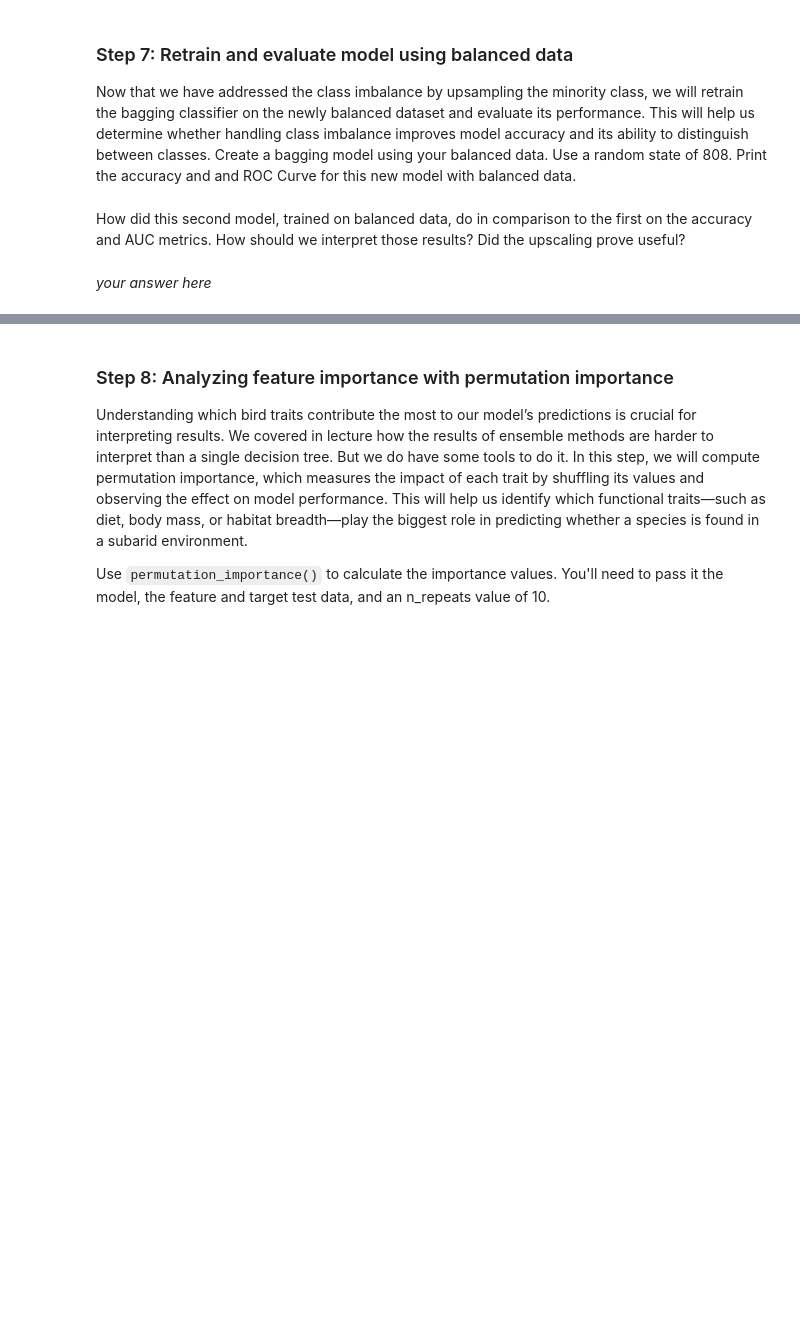
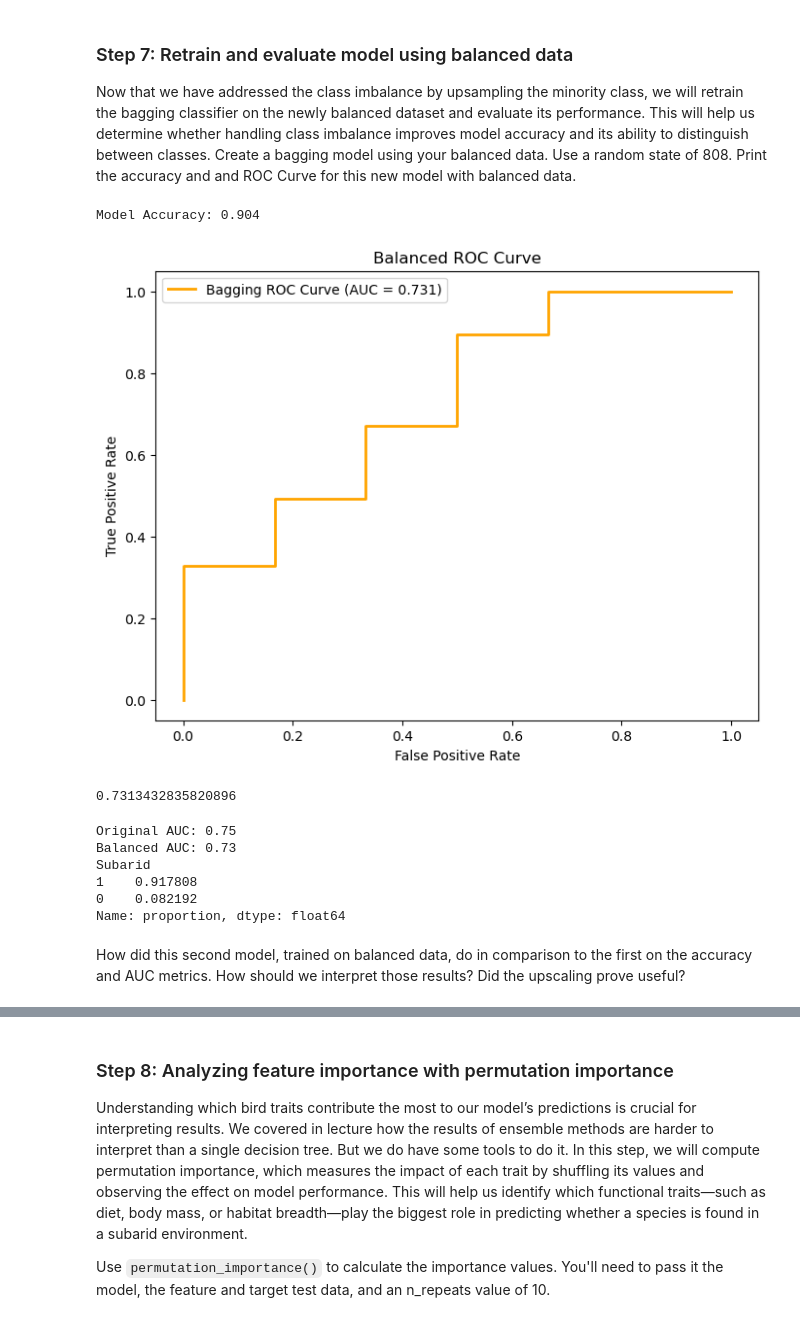
Before and after one commit to bgrazda/EDS232-labs, a Jupyter notebook: Week5/lab5-birds.ipynb, the cells around one changed output, grey strips where cells are left out. Drawn from its saved outputs; the diff is of its cells as text; code cells hidden in the pictures; blank space fills up the shorter version.

```diff
--- a/Week5/lab5-birds.ipynb
+++ b/Week5/lab5-birds.ipynb
@@ -150,7 +272,57 @@ Merge the original majority class with the newly upsampled minority class.
 ### Step 7: Retrain and evaluate model using balanced data
 
 Now that we have addressed the class imbalance by upsampling the minority class, we will retrain the bagging classifier on the newly balanced dataset and evaluate its performance. This will help us determine whether handling class imbalance improves model accuracy and its ability to distinguish between classes. Create a bagging model using your balanced data. Use a random state of 808. Print the accuracy and and ROC Curve for this new model with balanced data.
+# %%
+# Bagging Classifier
+bagging_clf = BaggingClassifier(random_state=808,
+                                n_estimators=100,
+                                oob_score=True,
+                                bootstrap=True)
+
+# Train model
+bagging_clf.fit(X_train_upsampled, y_train_upsampled)
+
+# Predict probabilities
+y_pred = bagging_clf.predict(X_test)
+y_prob = bagging_clf.predict_proba(X_test)[:, 1]
+
+# accuracy
+accuracy = accuracy_score(y_test, y_pred)
+print(f"Model Accuracy: {accuracy:.3f}")
+
+# ROC curve and AUC
+fpr2, tpr2, _ = roc_curve(y_test, y_prob)
+roc_auc_balanced = auc(fpr2, tpr2)
+
+# Plot curves
+plt.figure(figsize=(8,6))
+
+# Bagging ROC Curve
+plt.plot(fpr2, tpr2, color='orange', lw=2, label=f'Bagging ROC Curve (AUC = {roc_auc_balanced:.3f})')
+
+
+plt.title('Balanced ROC Curve')
+plt.ylabel('True Positive Rate')
+plt.xlabel('False Positive Rate')
+plt.legend()
+plt.show()
+
+
+print(roc_auc_balanced)
+# %% [output]
+Model Accuracy: 0.904
+[figure, added]
+0.7313432835820896
+# %%
+print(f"Original AUC: {roc_auc_bagging:.2f}")
+print(f"Balanced AUC: {roc_auc_balanced:.2f}")
+print(y_test.value_counts(normalize=True))  # Look at class distribution
+# %% [output]
+Original AUC: 0.75
+Balanced AUC: 0.73
+Subarid
+1    0.917808
+0    0.082192
+Name: proportion, dtype: float64
 # %% [markdown]
 How did this second model, trained on balanced data, do in comparison to the first on the accuracy and AUC metrics.  How should we interpret those results?  Did the upscaling prove useful?
-# %% [markdown]
-*your answer here*
```
Also changed, not shown: parts of 15 cells of this notebook, 1 other file.
